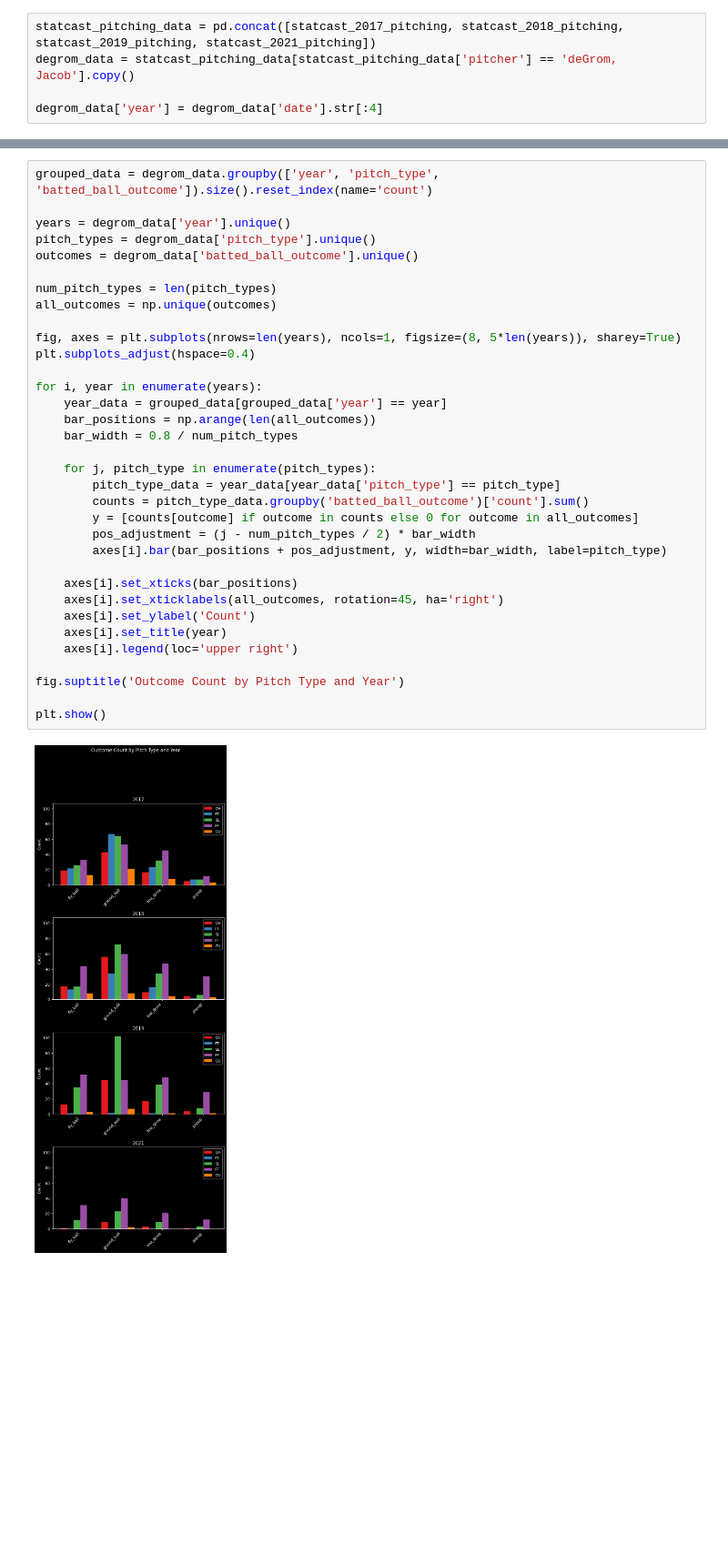
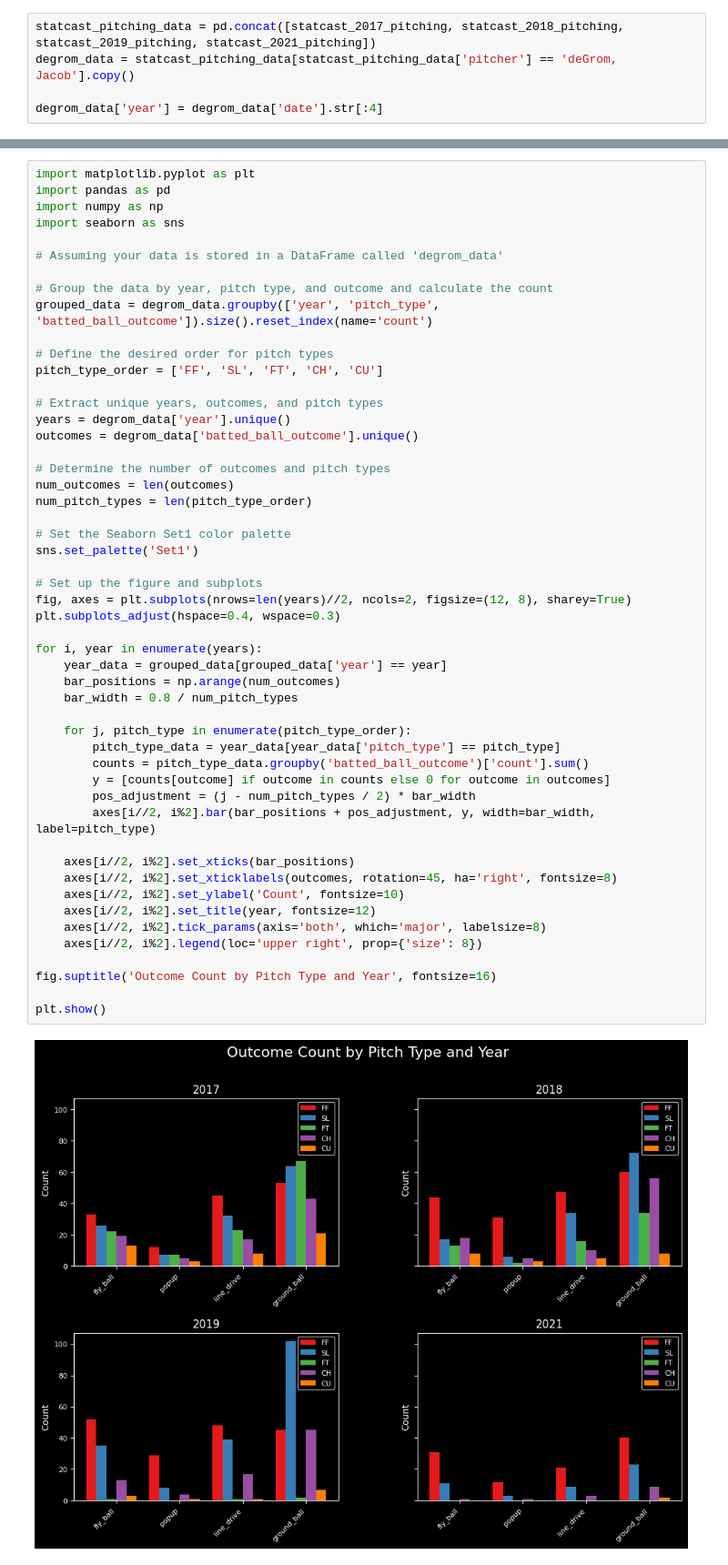
Before and after one commit to brady-pittman/Random-Data-Projects, a Jupyter notebook: random-spins.ipynb, the cells around one changed output, grey strips where cells are left out. Shown at 91% size. Cells and saved outputs as stored; diff of their text form; blank space fills up the shorter version.

```diff
--- a/random-spins.ipynb
+++ b/random-spins.ipynb
@@ -177,38 +177,55 @@ plt.show()
 # %% [output]
 [figure]
 # %%
+import matplotlib.pyplot as plt
+import pandas as pd
+import numpy as np
+import seaborn as sns
+
+# Assuming your data is stored in a DataFrame called 'degrom_data'
+
+# Group the data by year, pitch type, and outcome and calculate the count
 grouped_data = degrom_data.groupby(['year', 'pitch_type', 'batted_ball_outcome']).size().reset_index(name='count')
 
+# Define the desired order for pitch types
+pitch_type_order = ['FF', 'SL', 'FT', 'CH', 'CU']
+
+# Extract unique years, outcomes, and pitch types
 years = degrom_data['year'].unique()
-pitch_types = degrom_data['pitch_type'].unique()
 outcomes = degrom_data['batted_ball_outcome'].unique()
 
-num_pitch_types = len(pitch_types)
-all_outcomes = np.unique(outcomes)
+# Determine the number of outcomes and pitch types
+num_outcomes = len(outcomes)
+num_pitch_types = len(pitch_type_order)
 
-fig, axes = plt.subplots(nrows=len(years), ncols=1, figsize=(8, 5*len(years)), sharey=True)
-plt.subplots_adjust(hspace=0.4)
+# Set the Seaborn Set1 color palette
+sns.set_palette('Set1')
+
+# Set up the figure and subplots
+fig, axes = plt.subplots(nrows=len(years)//2, ncols=2, figsize=(12, 8), sharey=True)
+plt.subplots_adjust(hspace=0.4, wspace=0.3)
 
 for i, year in enumerate(years):
     year_data = grouped_data[grouped_data['year'] == year]
-    bar_positions = np.arange(len(all_outcomes))
+    bar_positions = np.arange(num_outcomes)
     bar_width = 0.8 / num_pitch_types
 
-    for j, pitch_type in enumerate(pitch_types):
+    for j, pitch_type in enumerate(pitch_type_order):
         pitch_type_data = year_data[year_data['pitch_type'] == pitch_type]
         counts = pitch_type_data.groupby('batted_ball_outcome')['count'].sum()
-        y = [counts[outcome] if outcome in counts else 0 for outcome in all_outcomes]
+        y = [counts[outcome] if outcome in counts else 0 for outcome in outcomes]
         pos_adjustment = (j - num_pitch_types / 2) * bar_width
-        axes[i].bar(bar_positions + pos_adjustment, y, width=bar_width, label=pitch_type)
+        axes[i//2, i%2].bar(bar_positions + pos_adjustment, y, width=bar_width, label=pitch_type)
 
-    axes[i].set_xticks(bar_positions)
-    axes[i].set_xticklabels(all_outcomes, rotation=45, ha='right')
-    axes[i].set_ylabel('Count')
-    axes[i].set_title(year)
-    axes[i].legend(loc='upper right')
+    axes[i//2, i%2].set_xticks(bar_positions)
+    axes[i//2, i%2].set_xticklabels(outcomes, rotation=45, ha='right', fontsize=8)
+    axes[i//2, i%2].set_ylabel('Count', fontsize=10)
+    axes[i//2, i%2].set_title(year, fontsize=12)
+    axes[i//2, i%2].tick_params(axis='both', which='major', labelsize=8)
+    axes[i//2, i%2].legend(loc='upper right', prop={'size': 8})
 
-fig.suptitle('Outcome Count by Pitch Type and Year')
+fig.suptitle('Outcome Count by Pitch Type and Year', fontsize=16)
 
 plt.show()
 # %% [output]
-[figure, old version]
+[figure, new version]
```
